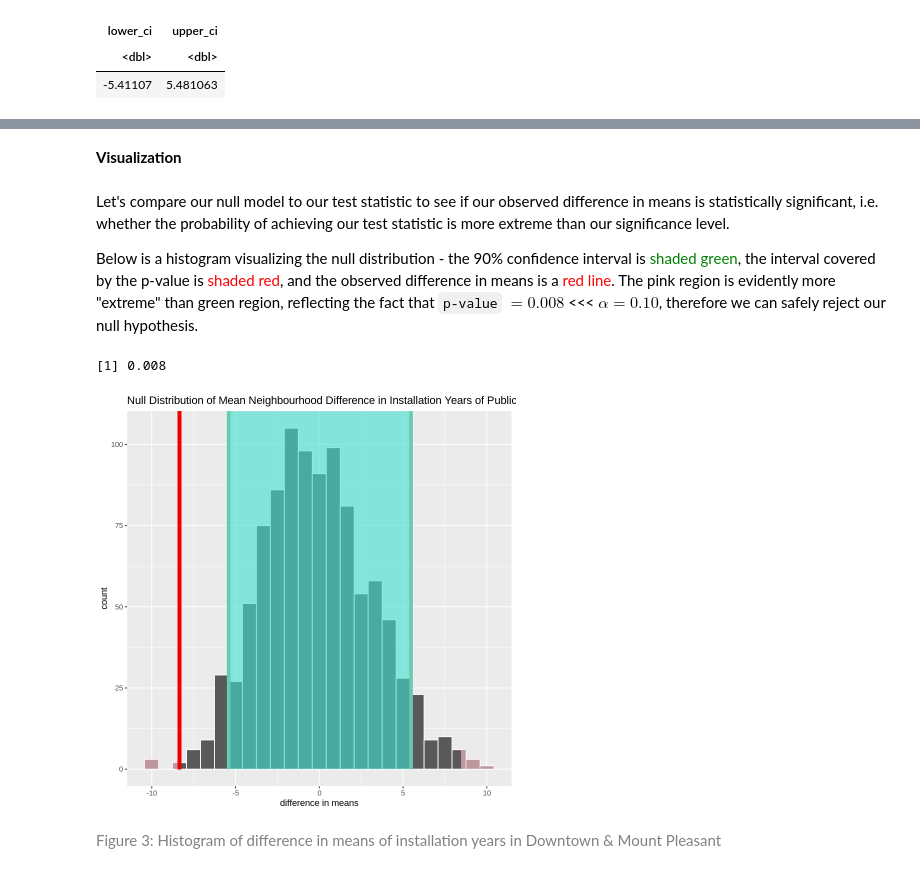
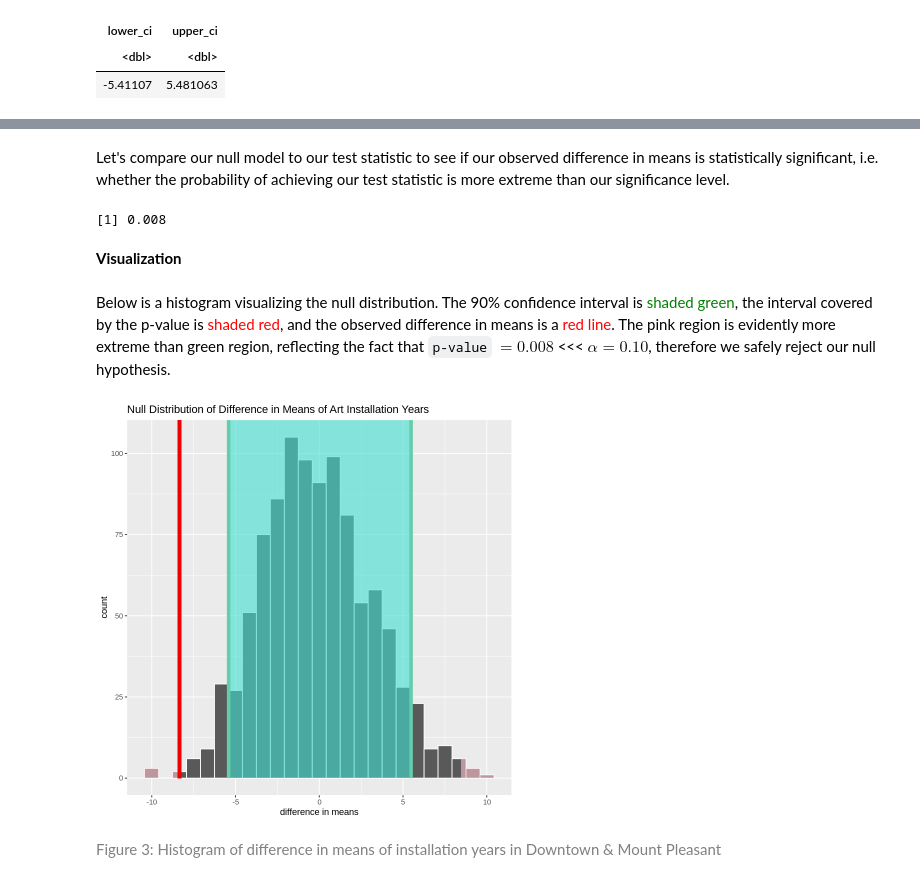
Before and after one commit to olivia-1221/Vancouver-Public-Art, a Jupyter notebook: project.ipynb, the cells around one changed output, grey strips where cells are left out. Saved outputs shown, nothing was run; the diff lists cells and outputs as text; code cells hidden in the pictures.

```diff
--- a/project.ipynb
+++ b/project.ipynb
@@ -242,25 +244,25 @@ A tibble: 1 × 2
+# %% [markdown]
+Let's compare our null model to our test statistic to see if our observed difference in means is statistically significant, i.e. whether the probability of achieving our test statistic is more extreme than our significance level.
+# %%
+pop_p_value <- pop_null_distribution %>%
+    get_p_value(obs_stat = obs_mean_year_diff, direction = "both") %>%
+    as.numeric()
+
+pop_p_value
+# %% [output]
+[1] 0.008
 # %% [markdown]
 **Visualization**
 # %% [markdown]
-Let's compare our null model to our test statistic to see if our observed difference in means is statistically significant, i.e. whether the probability of achieving our test statistic is more extreme than our significance level.
-
-Below is a histogram visualizing the null distribution - the 90% confidence interval is <span style="color:green"> shaded green</span>, the interval covered by the p-value is <span style="color: red"> shaded red</span>, and the observed difference in means is a <span style="color:red"> red line</span>. The pink region is evidently more "extreme" than green region, reflecting the fact that `p-value` $= 0.008$ <<< $\alpha = 0.10$, therefore we can safely reject our null hypothesis.
+Below is a histogram visualizing the null distribution. The 90% confidence interval is <span style="color:green"> shaded green</span>, the interval covered by the p-value is <span style="color: red"> shaded red</span>, and the observed difference in means is a <span style="color:red"> red line</span>. The pink region is evidently more extreme than green region, reflecting the fact that `p-value` $= 0.008$ <<< $\alpha = 0.10$, therefore we safely reject our null hypothesis.
-# %%
-pop_p_value <- pop_null_distribution %>%
-    get_p_value(obs_stat = pop_obs_diff_means, direction = "both") %>%
-    as.numeric()
-
-pop_p_value
-# %% [output]
-[1] 0.008
 # %%
 visualize(pop_null_distribution, bins = 25) +
-    shade_p_value(obs_stat = pop_obs_diff_means, direction = "both") +
+    shade_p_value(obs_stat = obs_mean_year_diff, direction = "both") +
     shade_confidence_interval(endpoints = pop_alpha) +
-    ggtitle("Null Distribution of Mean Neighbourhood Difference in Installation Years of Public Art") +
+    ggtitle("Null Distribution of Difference in Means of Art Installation Years") +
     xlab("difference in means")
 # %% [output]
-[figure, old version]
+[figure, new version]
 # %% [markdown]
 <span style="color:gray">Figure 3: Histogram of difference in means of installation years in Downtown & Mount Pleasant</span>
 # %% [markdown]
```
Also changed, not shown: parts of 22 cells of this notebook.
